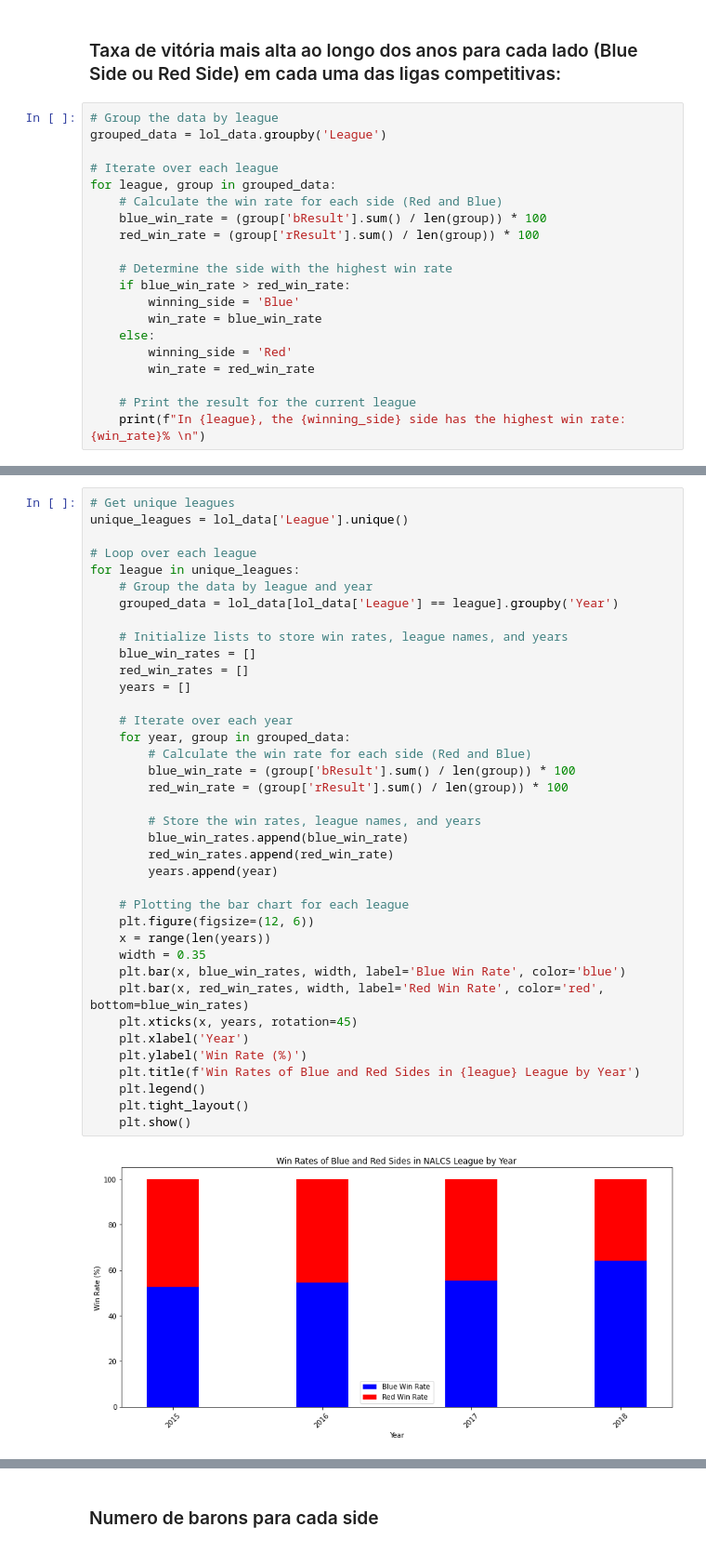
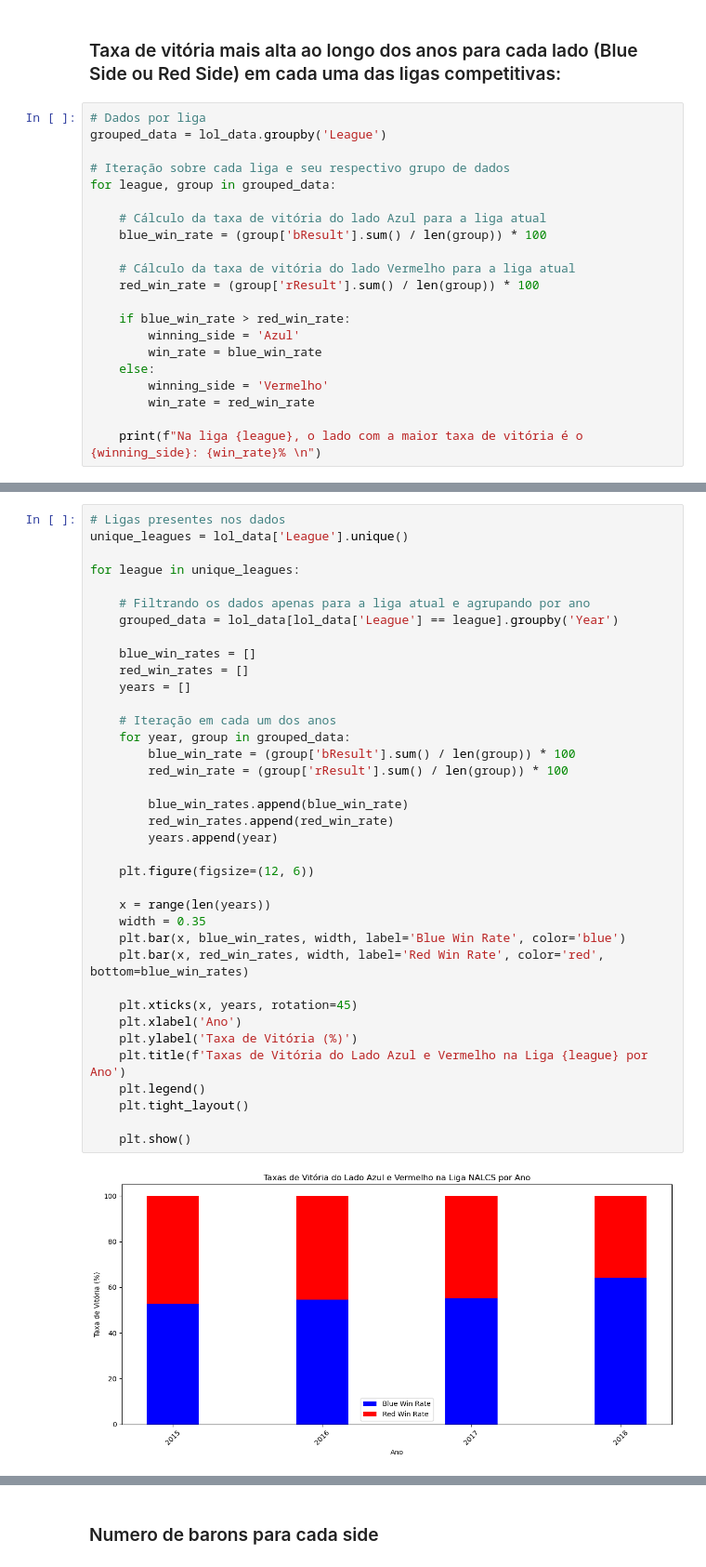
Before and after one commit to luccasilva/icd-lol, a Jupyter notebook: TP.ipynb, the cells around one changed output, grey strips where cells are left out. Shown at 93% size. Drawn from its saved outputs; the diff is of its cells as text.

```diff
--- a/TP.ipynb
+++ b/TP.ipynb
@@ -332,23 +328,24 @@ Lado com mais vitórias ao longo dos anos: Azul
 # %% [markdown]
 ### Taxa de vitória mais alta ao longo dos anos para cada lado (Blue Side ou Red Side) em cada uma das ligas competitivas:
 # %%
-# Group the data by league
+# Dados por liga
 grouped_data = lol_data.groupby('League')
 
-# Iterate over each league
+# Iteração sobre cada liga e seu respectivo grupo de dados
 for league, group in grouped_data:
-    # Calculate the win rate for each side (Red and Blue)
+
+    # Cálculo da taxa de vitória do lado Azul para a liga atual
     blue_win_rate = (group['bResult'].sum() / len(group)) * 100
+
+    # Cálculo da taxa de vitória do lado Vermelho para a liga atual
     red_win_rate = (group['rResult'].sum() / len(group)) * 100
 
-    # Determine the side with the highest win rate
     if blue_win_rate > red_win_rate:
-        winning_side = 'Blue'
+        winning_side = 'Azul'
         win_rate = blue_win_rate
     else:
-        winning_side = 'Red'
+        winning_side = 'Vermelho'
         win_rate = red_win_rate
 
-    # Print the result for the current league
-    print(f"In {league}, the {winning_side} side has the highest win rate: {win_rate}% \n")
+    print(f"Na liga {league}, o lado com a maior taxa de vitória é o {winning_side}: {win_rate}% \n")
 # %% [output]
@@ -505,40 +511,39 @@ plt.show()
 # %%
-# Get unique leagues
+# Ligas presentes nos dados
 unique_leagues = lol_data['League'].unique()
 
-# Loop over each league
 for league in unique_leagues:
-    # Group the data by league and year
+
+    # Filtrando os dados apenas para a liga atual e agrupando por ano
     grouped_data = lol_data[lol_data['League'] == league].groupby('Year')
 
-    # Initialize lists to store win rates, league names, and years
     blue_win_rates = []
     red_win_rates = []
     years = []
 
-    # Iterate over each year
+    # Iteração em cada um dos anos
     for year, group in grouped_data:
-        # Calculate the win rate for each side (Red and Blue)
         blue_win_rate = (group['bResult'].sum() / len(group)) * 100
         red_win_rate = (group['rResult'].sum() / len(group)) * 100
 
-        # Store the win rates, league names, and years
         blue_win_rates.append(blue_win_rate)
         red_win_rates.append(red_win_rate)
         years.append(year)
 
-    # Plotting the bar chart for each league
     plt.figure(figsize=(12, 6))
+
     x = range(len(years))
     width = 0.35
     plt.bar(x, blue_win_rates, width, label='Blue Win Rate', color='blue')
     plt.bar(x, red_win_rates, width, label='Red Win Rate', color='red', bottom=blue_win_rates)
+
     plt.xticks(x, years, rotation=45)
-    plt.xlabel('Year')
-    plt.ylabel('Win Rate (%)')
-    plt.title(f'Win Rates of Blue and Red Sides in {league} League by Year')
+    plt.xlabel('Ano')
+    plt.ylabel('Taxa de Vitória (%)')
+    plt.title(f'Taxas de Vitória do Lado Azul e Vermelho na Liga {league} por Ano')
     plt.legend()
     plt.tight_layout()
+
     plt.show()
 # %% [output]
-[figure, old version]
+[figure, new version]
```
Also changed, not shown: parts of 35 cells of this notebook.
